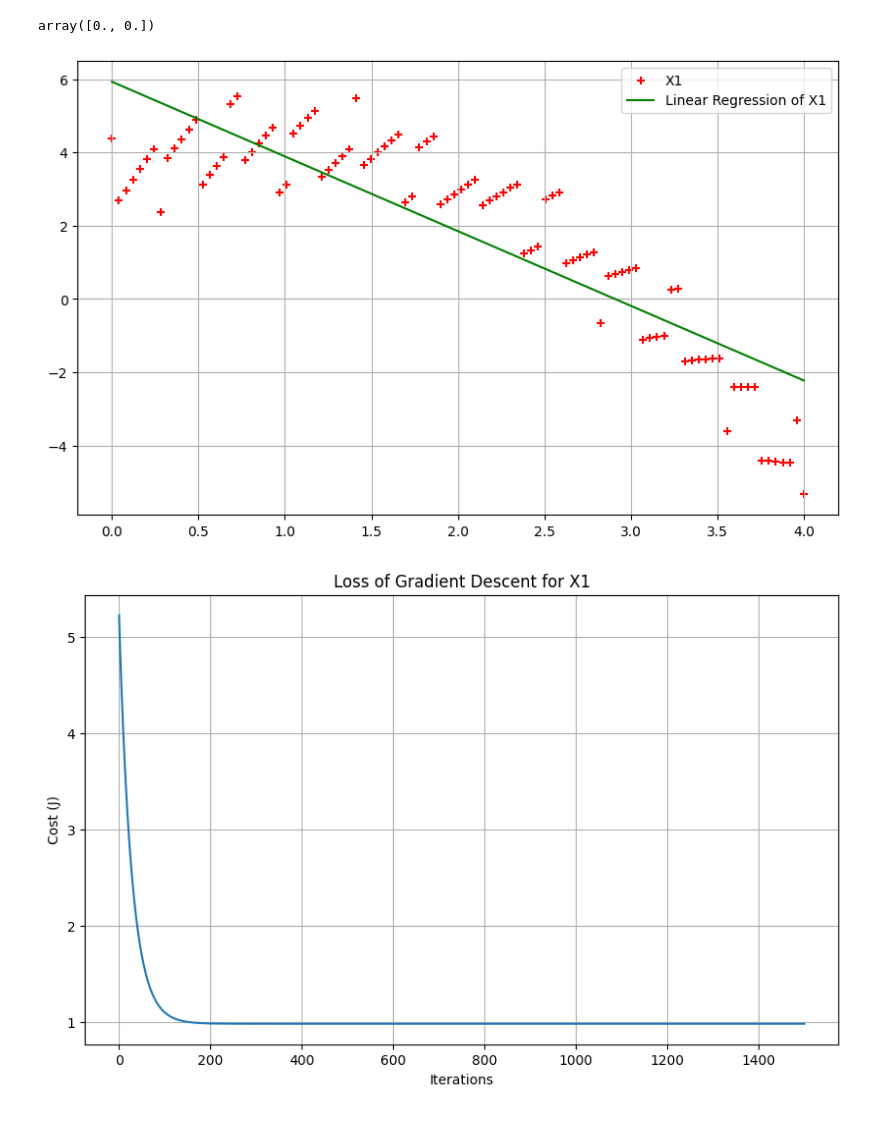
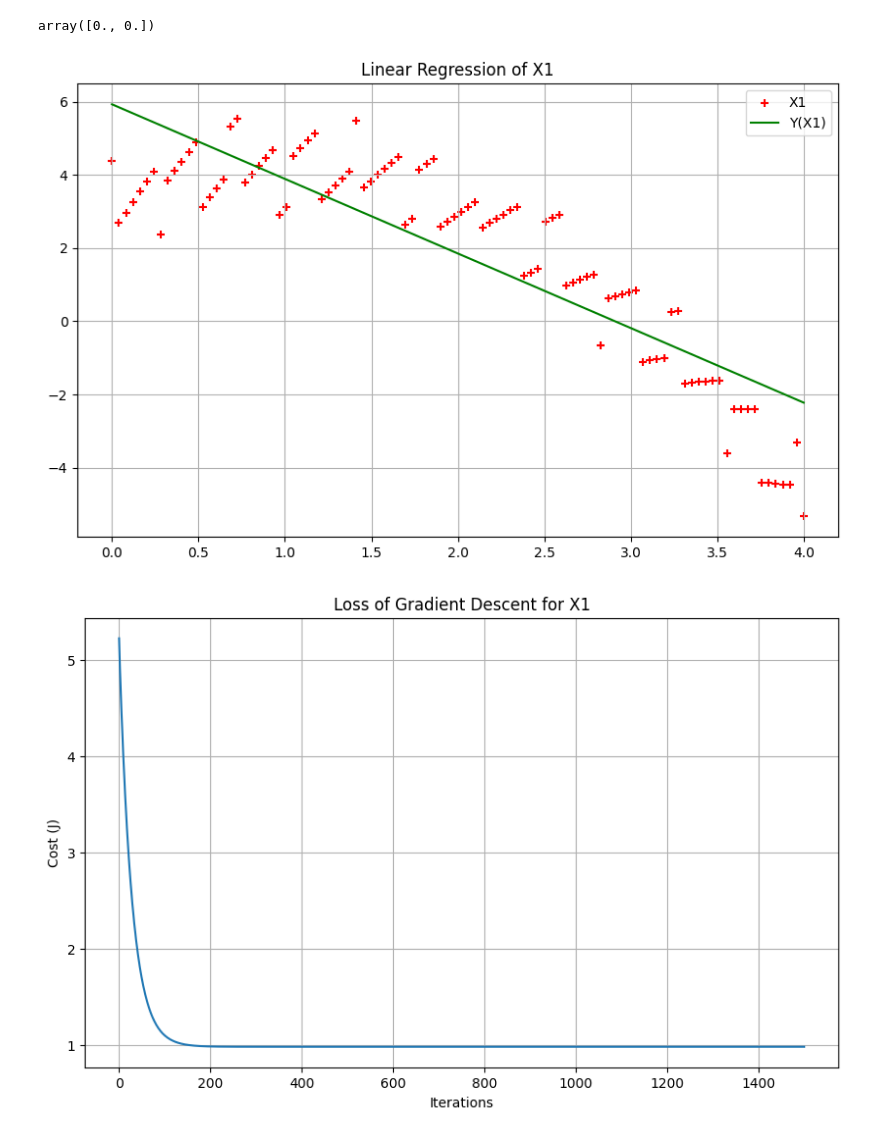
Before and after one commit to C-Little26/ECGR4105, a Jupyter notebook: ECGR4105_Hw1.ipynb, the cells around one changed output. Cells and saved outputs as stored; diff of their text form; code cells hidden in the pictures.

```diff
--- a/ECGR4105_Hw1.ipynb
+++ b/ECGR4105_Hw1.ipynb
@@ -70,23 +70,24 @@ theta_3, cost_history_3 = gradient_descent(X_3,Y,theta,alpha,iterations)
 # %%
 #scatter plot of training data
 plt.scatter(X_1[:,1], Y, color='red', marker = '+', label = 'X1')
 plt.rcParams["figure.figsize"] = (10,6)
 #line plot of linear regression
-plt.plot(X_1[:,1], X_1.dot(theta_1), color='green', label = 'Linear Regression of X1')
+plt.plot(X_1[:,1], X_1.dot(theta_1), color='green', label = 'Y(X1)')
 
 plt.rcParams["figure.figsize"] = (10,6)
 plt.grid(True)
+plt.title('Linear Regression of X1')
 plt.legend()
 plt.show()
 
 plt.plot(cost_history_1)
 plt.grid(True)
 plt.title('Loss of Gradient Descent for X1')
 plt.xlabel('Iterations')
 plt.ylabel('Cost (J)')
 plt.show()
 # %% [output]
-[figure, old version]
+[figure, new version]
 [figure]
 # %%
 #scatter plot of training data
```
Also changed, not shown: parts of 10 cells of this notebook.
